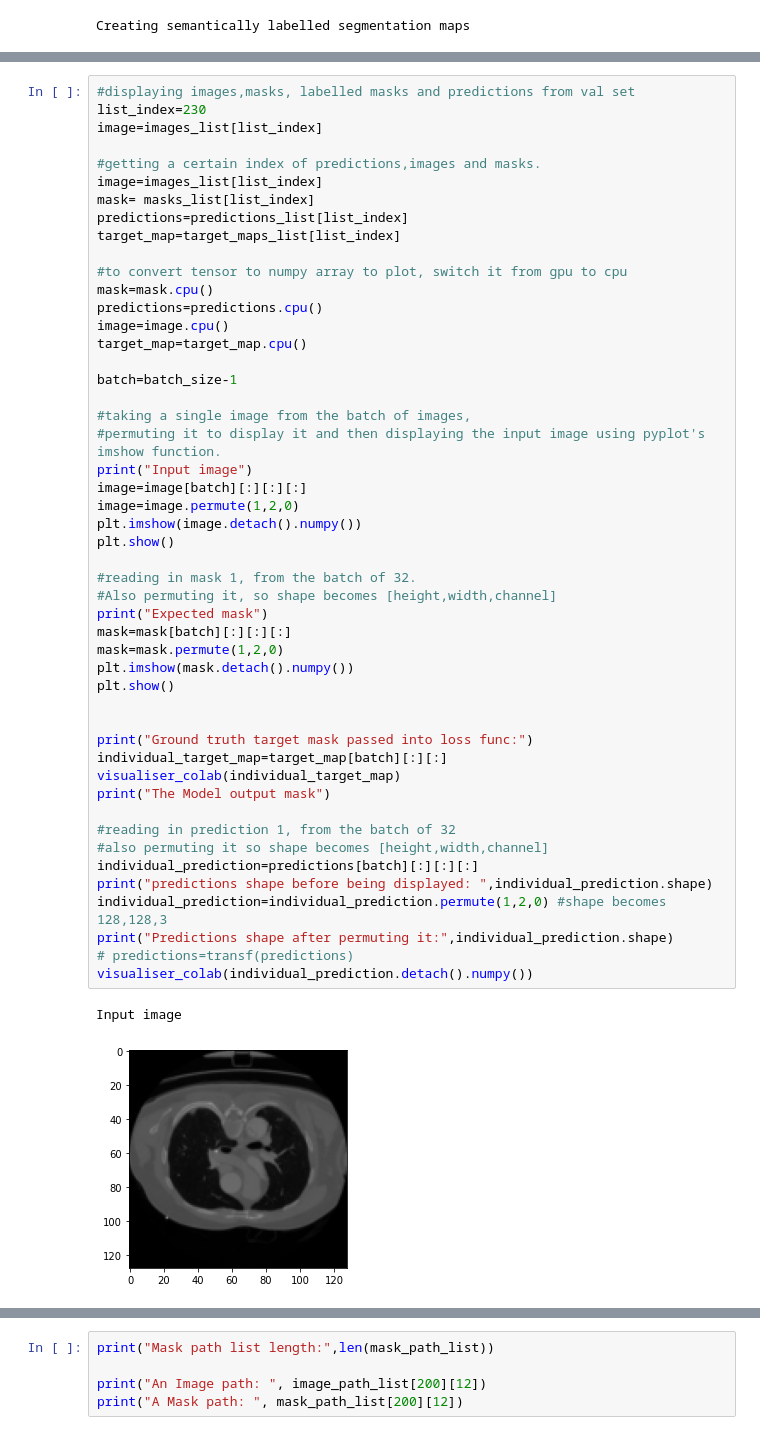
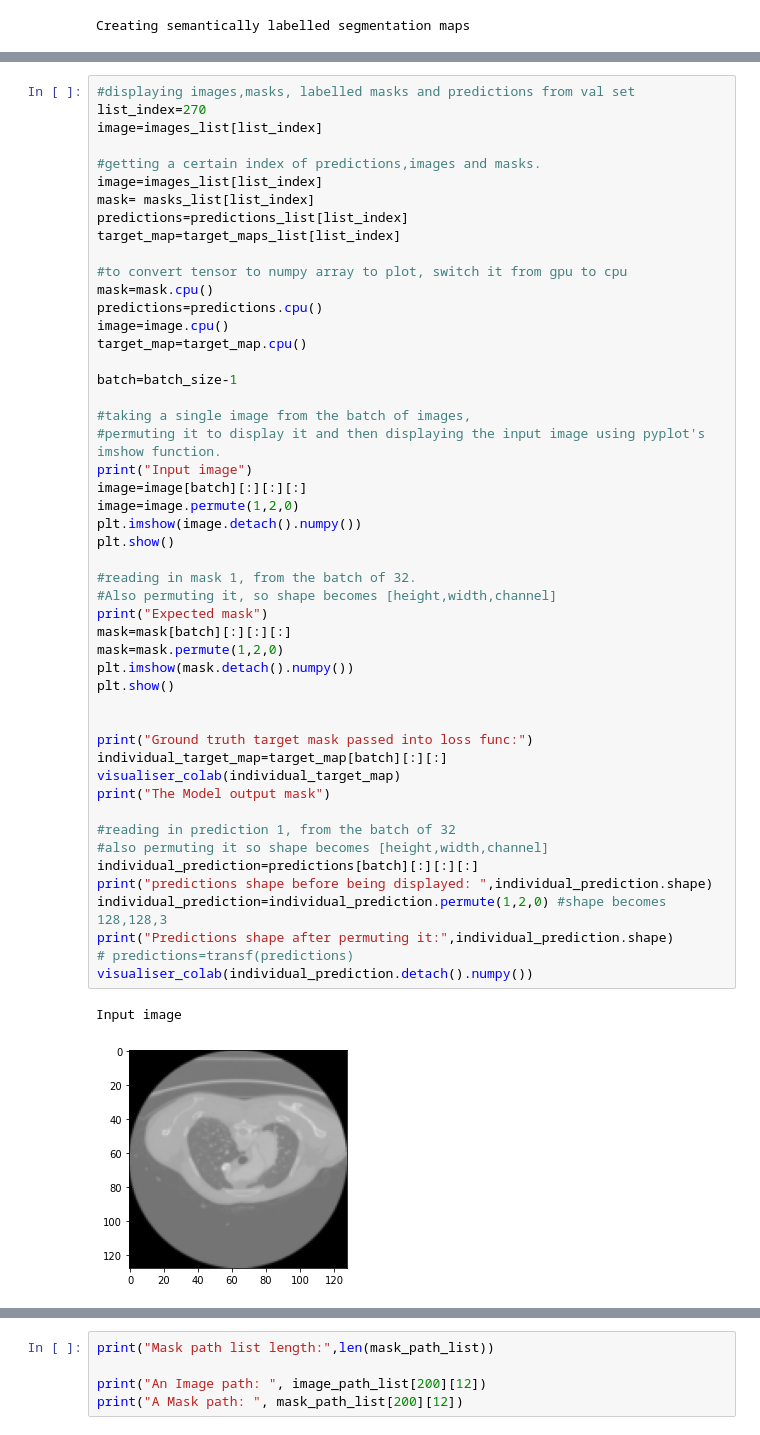
Before and after one commit to STRMNGnwo/Final-Year-Project, a Jupyter notebook: FYP_UNETmodel.ipynb, the cells around one changed output, grey strips where cells are left out. Cells and saved outputs as stored; diff of their text form.

```diff
--- a/FYP_UNETmodel.ipynb
+++ b/FYP_UNETmodel.ipynb
@@ -1184,6 +1177,6 @@ The mean DCS for class 2(FL) is:  0.829636846964453
 # %%
 #displaying images,masks, labelled masks and predictions from val set
-list_index=230
+list_index=270
 image=images_list[list_index]
 
 #getting a certain index of predictions,images and masks.
@@ -1205,32 +1198,32 @@ batch=batch_size-1
 print("Input image")
 image=image[batch][:][:][:]
 image=image.permute(1,2,0)
 plt.imshow(image.detach().numpy())
 plt.show()
 
 #reading in mask 1, from the batch of 32.
 #Also permuting it, so shape becomes [height,width,channel]
 print("Expected mask")
 mask=mask[batch][:][:][:]
 mask=mask.permute(1,2,0)
 plt.imshow(mask.detach().numpy())
 plt.show()
 
 
 print("Ground truth target mask passed into loss func:")
 individual_target_map=target_map[batch][:][:]
 visualiser_colab(individual_target_map)
 print("The Model output mask")
 
 #reading in prediction 1, from the batch of 32
 #also permuting it so shape becomes [height,width,channel]
 individual_prediction=predictions[batch][:][:][:]
 print("predictions shape before being displayed: ",individual_prediction.shape)
 individual_prediction=individual_prediction.permute(1,2,0) #shape becomes 128,128,3
 print("Predictions shape after permuting it:",individual_prediction.shape)
 # predictions=transf(predictions)
 visualiser_colab(individual_prediction.detach().numpy())
 # %% [output]
 Input image
-[figure, old version]
+[figure, new version]
 Expected mask
```
Also changed, not shown: parts of 41 cells of this notebook.
